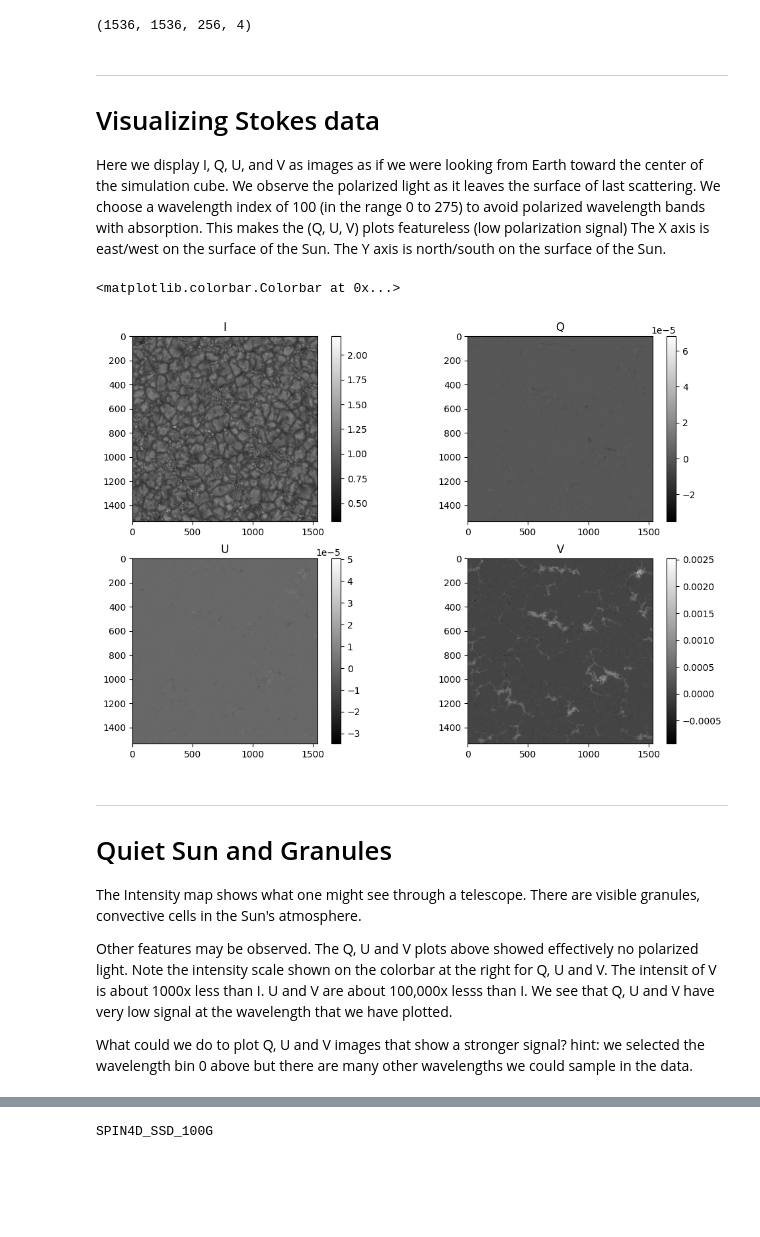
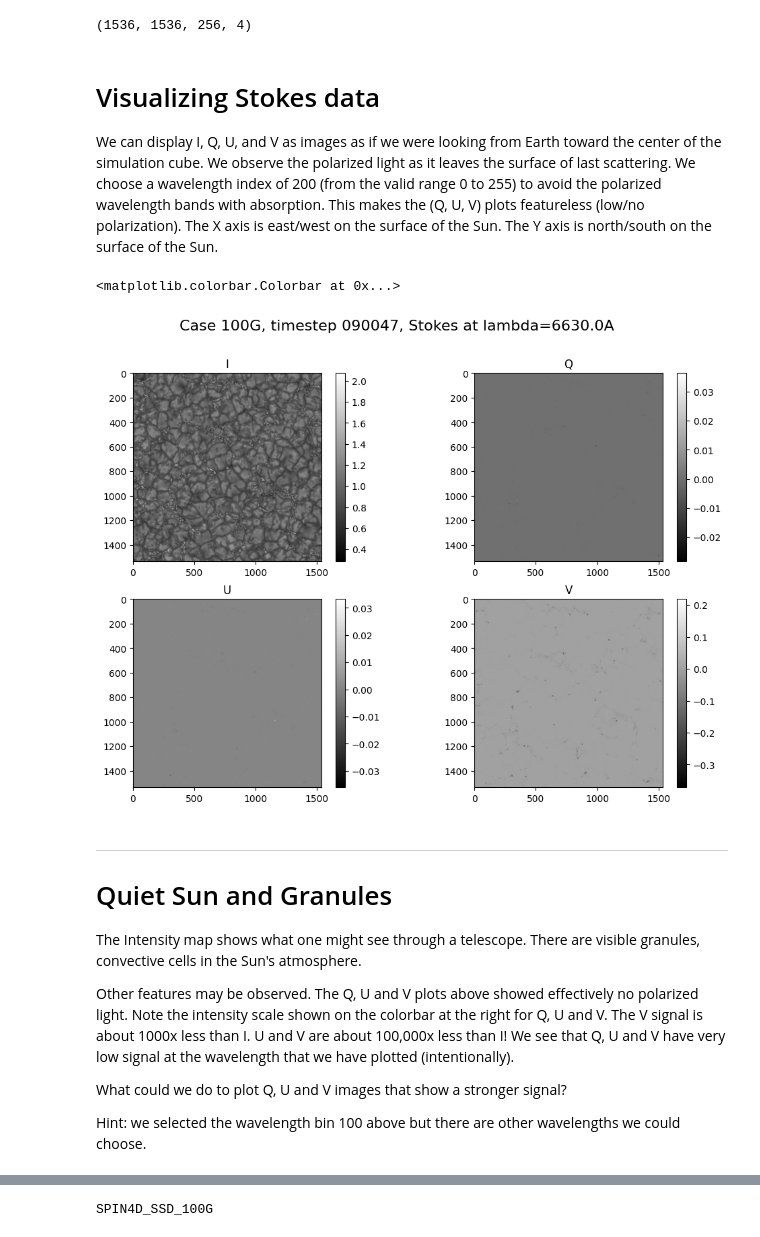
Before and after one commit to ifauh/spin4d-data, a Jupyter notebook: spin4d-data-exploration.ipynb, the cells around one changed output, grey strips where cells are left out. Cells and saved outputs as stored; diff of their text form; code cells hidden in the pictures; blank space fills up the shorter version.

Commit message:
Updates based on reviewer feedback
Identify team members
Improve structure to "tell a story"
Improve plot titles and formatting
Add Globus and Pelican data access sections

```diff
--- a/spin4d-data-exploration.ipynb
+++ b/spin4d-data-exploration.ipynb
@@ -139,4 +472,5 @@ The wavelength dimension varies with the species:
 # %%
+wavelen=100
 si = si[:,:,10:266]
 sq = sq[:,:,10:266]
 su = su[:,:,10:266]
@@ -164,34 +494,42 @@ plt.rcParams['figure.dpi'] = 100 # 200 e.g. is really fine, but slower
 # %% [markdown]
----
 # Visualizing Stokes data
 
-Here we display I, Q, U, and V as images as if we were looking from Earth toward the center of the simulation cube.
+We can display I, Q, U, and V as images as if we were looking from Earth toward the center of the simulation cube.
 We observe the polarized light as it leaves the surface of last scattering.
-We choose a wavelength index of 100 (in the range 0 to 275) to avoid polarized wavelength bands with absorption.
-This makes the (Q, U, V) plots featureless (low polarization signal)
+We choose a wavelength index of 200 (from the valid range 0 to 255) to avoid the polarized wavelength bands with absorption.
+This makes the (Q, U, V) plots featureless (low/no polarization).
 The X axis is east/west on the surface of the Sun.
 The Y axis is north/south on the surface of the Sun.
 # %%
+colormap="gray"
+plt.rcParams['figure.figsize'] = [12, 8]
+plt.rcParams['figure.dpi'] = 100 # 200 e.g. is really fine, but slower
+
 fig, ((ax1, ax2), (ax3, ax4)) = plt.subplots(2, 2)
+fig.suptitle('Case %s, timestep %s, Stokes at lambda=%.1fA' %(DATA_MODEL, DATA_STEP, wave[wavelen]), fontsize=16)
+
 plt.subplot(2, 2, 1)
-plt.imshow(si[:,:,0],cmap=colormap)
+plt.imshow(si[:,:,200],cmap=colormap)
 plt.title('I')
 plt.colorbar()
+
 plt.subplot(2, 2, 2)
-plt.imshow(sq[:,:,0],cmap=colormap)
+plt.imshow(sq[:,:,200],cmap=colormap)
 plt.title('Q')
 plt.colorbar()
+
 plt.subplot(2, 2, 3)
-plt.imshow(su[:,:,0],cmap=colormap)
+plt.imshow(su[:,:,200],cmap=colormap)
 plt.title('U')
 plt.colorbar()
+
 plt.subplot(2, 2, 4)
-plt.imshow(sv[:,:,0],cmap=colormap)
+plt.imshow(sv[:,:,200],cmap=colormap)
 plt.title('V')
 plt.colorbar()
 # %% [output]
 <matplotlib.colorbar.Colorbar at 0x...>
-[figure, old version]
+[figure, new version]
 # %% [markdown]
 ---
 # Quiet Sun and Granules
@@ -199,8 +537,9 @@ plt.colorbar()
 The Intensity map shows what one might see through a telescope.
 There are visible granules, convective cells in the Sun's atmosphere.
 
-Other features may be observed. The Q, U and V plots above showed effectively no polarized light. Note the intensity scale shown on the colorbar at the right for Q, U and V. The intensit of V is about 1000x less than I. U and V are about 100,000x lesss than I. We see that Q, U and V have very low signal at the wavelength that we have plotted.
+Other features may be observed. The Q, U and V plots above showed effectively no polarized light. Note the intensity scale shown on the colorbar at the right for Q, U and V. The V signal is about 1000x less than I. U and V are about 100,000x less than I! We see that Q, U and V have very low signal at the wavelength that we have plotted (intentionally).
 
 What could we do to plot Q, U and V images that show a stronger signal?
-hint: we selected the wavelength bin 0 above but there are many other wavelengths we could sample in the data.
+
+Hint: we selected the wavelength bin 100 above but there are other wavelengths we could choose.
 # %%
```
Also changed, not shown: parts of 71 cells of this notebook.
